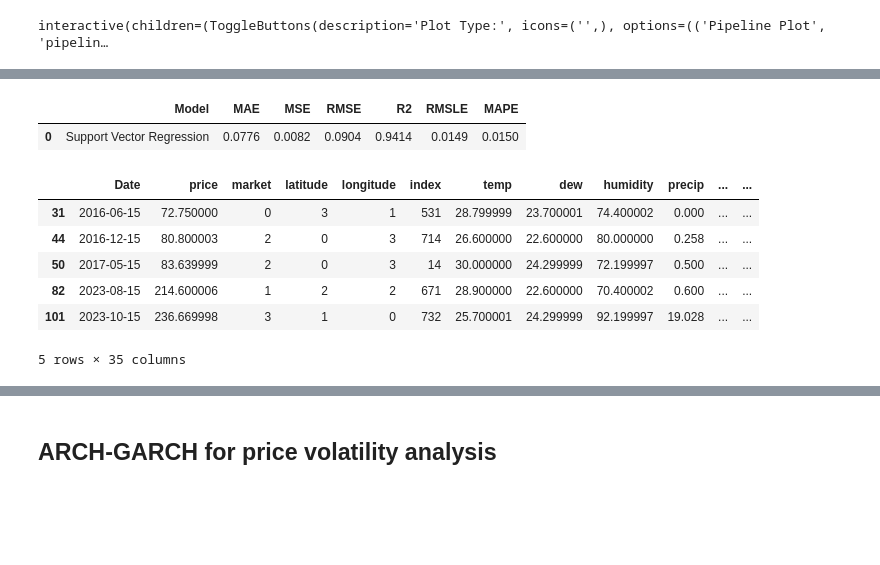
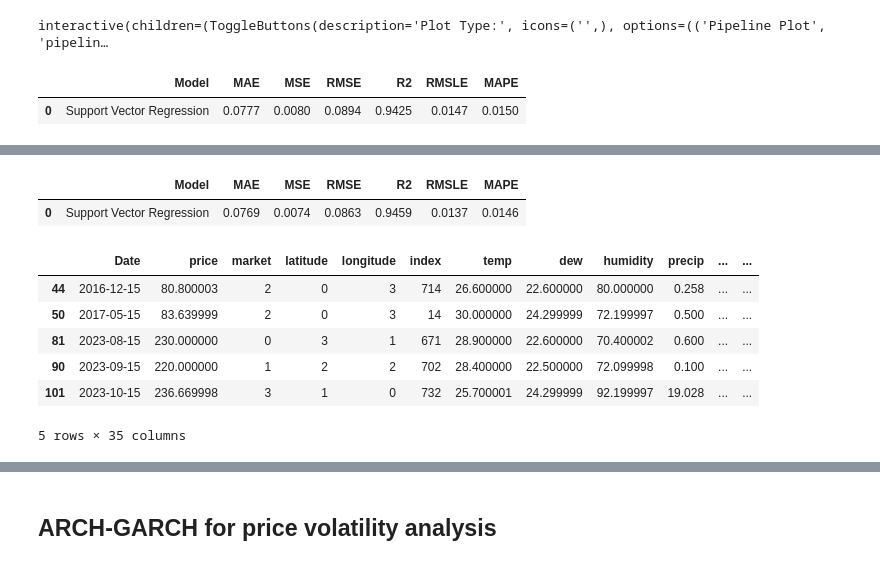
Before and after one commit to DVIlangamge/FYP--Rice-Price-Volatility-Analysis-and-Forecasting, a Jupyter notebook: FYP_Rice_price_predictions.ipynb, the cells around one changed output, grey strips where cells are left out. Cells and saved outputs as stored; diff of their text form; code cells hidden in the pictures; blank space fills up the shorter version.

```diff
--- a/FYP_Rice_price_predictions.ipynb
+++ b/FYP_Rice_price_predictions.ipynb
@@ -2768,7 +2593,7 @@ data_to_split["roll_30"] = data_to_split["price"].rolling(30).mean()
 data_to_split = data_to_split.dropna()
 # %%
 # Sample 80% of the data for modeling with Random Seed
-model_data = data_to_split.sample(frac=0.9, random_state=42)
+model_data = data_to_split[(data_to_split['Date'] >= '2016-05-15') & (data_to_split['Date'] <= '2024-05-15')]
 
 # The remaining 10% will be the unseen data
 model_data_unseen = data_to_split.drop(model_data.index)
@@ -2796,7 +2621,10 @@ model_data.describe()
 8 rows × 34 columns
 # %%
-train_data = model_data[(model_data['Date'] >= '2016-05-15') & (model_data['Date'] <= '2022-05-15')]
-test_data  = model_data[(model_data['Date'] > '2022-05-15') & (model_data['Date'] <= '2025-07-15')]
+train_data = model_data.sample(frac=0.9, random_state=42)
+
+# The remaining 10% will be the unseen data
+#model_data_unseen = data_to_split.drop(model_data.index)
+test_data  = model_data.drop(train_data.index)
 
 print('Training Data: ' + str(train_data.shape))
 print('Testing Data: ' + str(test_data.shape))
@@ -2884,6 +2724,11 @@ Original model was better than the tuned model, hence it will be returned. NOTE:
 evaluate_model(svr)
 # %% [output]
 interactive(children=(ToggleButtons(description='Plot Type:', icons=('',), options=(('Pipeline Plot', 'pipelin…
+# %%
+predict_model(svr);
+# %% [output]
+|  | Model | MAE | MSE | RMSE | R2 | RMSLE | MAPE |
+| 0 | Support Vector Regression | 0.0777 | 0.0080 | 0.0894 | 0.9425 | 0.0147 | 0.0150 |
 # %%
 final_svr = finalize_model(svr)
 print(final_svr)
@@ -2909,16 +2754,16 @@ Pipeline(memory=Memory(location=None),
                                     transformer=SimpleImputer(strategy='most_frequent'))),
                 ('actual_estimator', SVR())])
 # %%
-predictions_svr = predict_model(final_svr, data=model_data_unseen)
+predictions_svr = predict_model(final_svr, data=test_data)
 predictions_svr.head()
 # %% [output]
 |  | Model | MAE | MSE | RMSE | R2 | RMSLE | MAPE |
-| 0 | Support Vector Regression | 0.0776 | 0.0082 | 0.0904 | 0.9414 | 0.0149 | 0.0150 |
+| 0 | Support Vector Regression | 0.0769 | 0.0074 | 0.0863 | 0.9459 | 0.0137 | 0.0146 |
 |  | Date | price | market | latitude | longitude | index | temp | dew | humidity | precip | ... | ... |
-| 31 | 2016-06-15 | 72.750000 | 0 | 3 | 1 | 531 | 28.799999 | 23.700001 | 74.400002 | 0.000 | ... | ... |
 | 44 | 2016-12-15 | 80.800003 | 2 | 0 | 3 | 714 | 26.600000 | 22.600000 | 80.000000 | 0.258 | ... | ... |
 | 50 | 2017-05-15 | 83.639999 | 2 | 0 | 3 | 14 | 30.000000 | 24.299999 | 72.199997 | 0.500 | ... | ... |
-| 82 | 2023-08-15 | 214.600006 | 1 | 2 | 2 | 671 | 28.900000 | 22.600000 | 70.400002 | 0.600 | ... | ... |
+| 81 | 2023-08-15 | 230.000000 | 0 | 3 | 1 | 671 | 28.900000 | 22.600000 | 70.400002 | 0.600 | ... | ... |
+| 90 | 2023-09-15 | 220.000000 | 1 | 2 | 2 | 702 | 28.400000 | 22.500000 | 72.099998 | 0.100 | ... | ... |
 | 101 | 2023-10-15 | 236.669998 | 3 | 1 | 0 | 732 | 25.700001 | 24.299999 | 92.199997 | 19.028 | ... | ... |
 5 rows × 35 columns
 # %%
```
Also changed, not shown: parts of 84 cells of this notebook.
